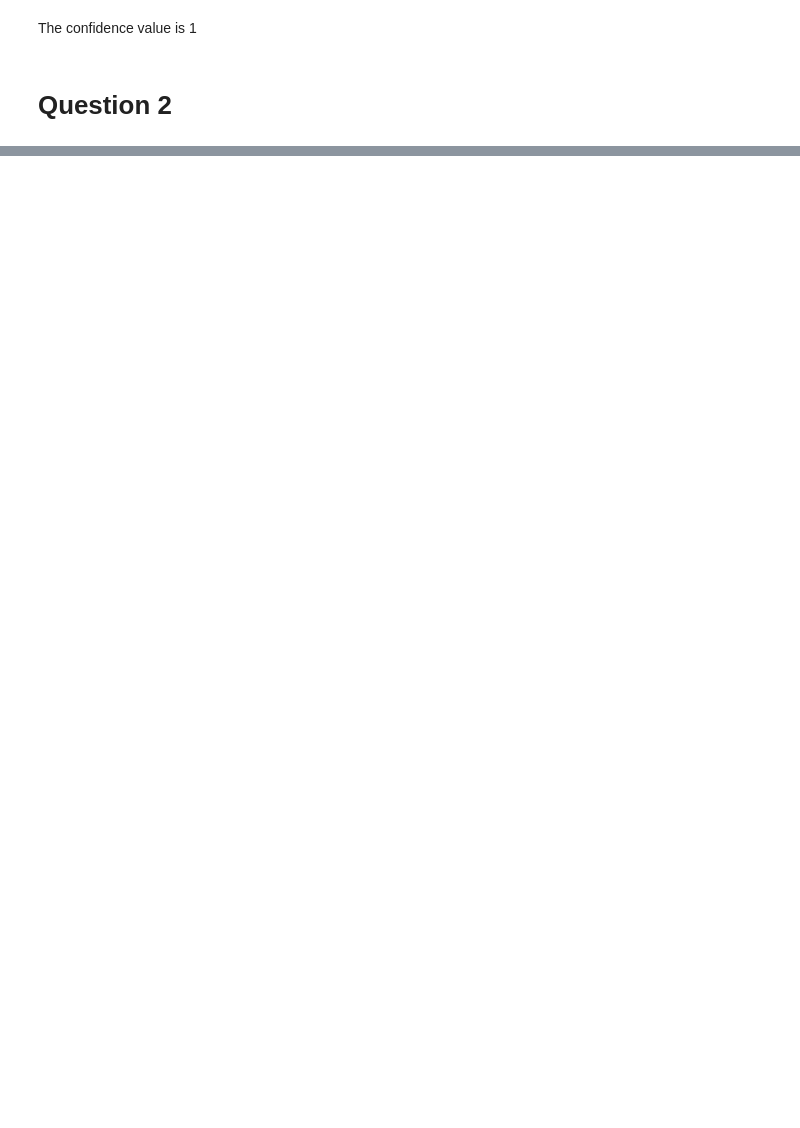
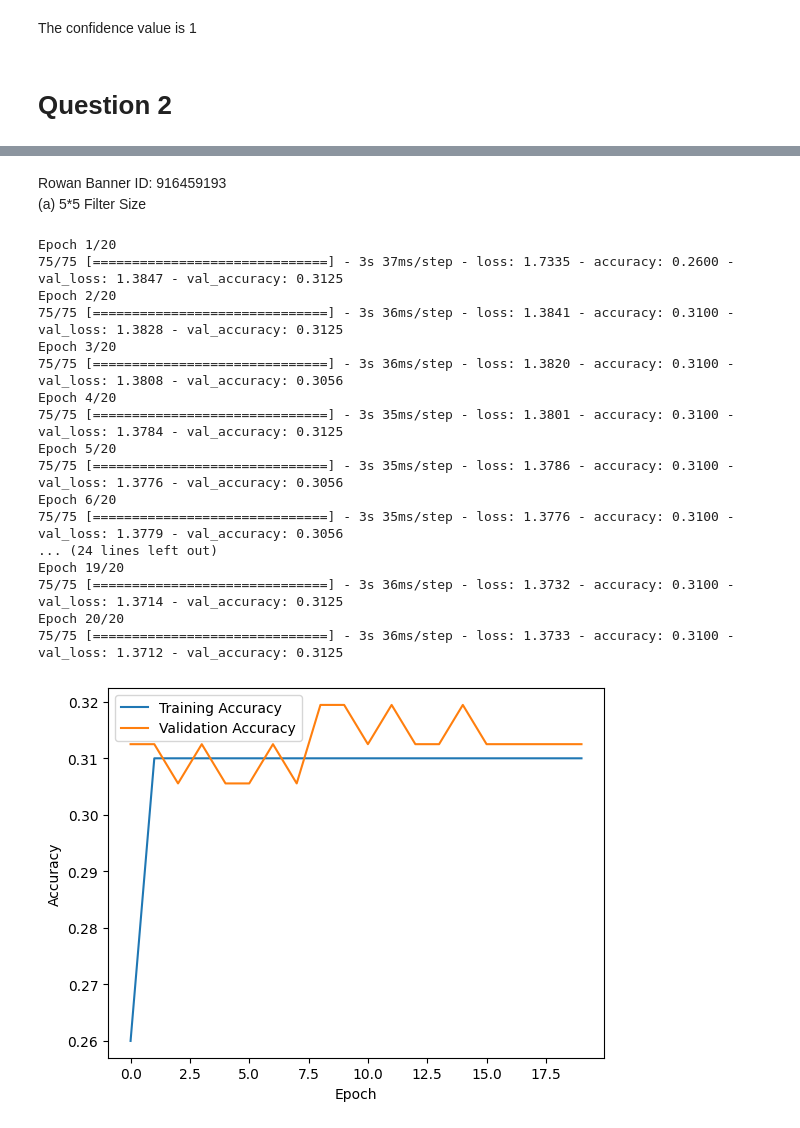
Before and after one commit to yagnaVNK/Data-Mining-1, a Jupyter notebook: Assignment3/Assignment3.ipynb, the cells around one changed output, grey strips where cells are left out. Drawn from its saved outputs; the diff is of its cells as text; code cells hidden in the pictures; blank space fills up the shorter version.

```diff
--- a/Assignment3/Assignment3.ipynb
+++ b/Assignment3/Assignment3.ipynb
@@ -225,0 +257,68 @@ WARNING:tensorflow:From c:\Users\kaasa\AppData\Local\Programs\Python\Python310\l
+# %% [markdown]
+Rowan Banner ID: 916459193
+<br/>
+(a) 5*5 Filter Size
+# %%
+
+model1 = models.Sequential()
+
+# Convolutional Layer with 8 5 × 5 filters
+model1.add(layers.Conv2D(8, (5, 5), activation='relu', input_shape=(331, 331, 3)))
+
+# 1 max pooling with 2 × 2 pool size
+model1.add(layers.MaxPooling2D((2, 2)))
+
+# Flatten the Tensor
+model1.add(layers.Flatten())
+
+# 1 hidden layer with 16 nodes for a fully connected neural network
+model1.add(layers.Dense(16, activation='relu'))
+
+# Output layer has 4 nodes (since 4 classes) using ‘softmax’ activation function
+model1.add(layers.Dense(4, activation='softmax'))
+
+# Compile the model
+model1.compile(optimizer='adam',
+              loss='categorical_crossentropy',
+              metrics=['accuracy'])
+
+# Train the model
+history = model1.fit(
+    train_generator,
+    steps_per_epoch=train_generator.samples // batch_size,
+    epochs=epochs,
+    validation_data=validation_generator,
+    validation_steps=validation_generator.samples // batch_size
+)
+
+# Plot the training and validation accuracy
+plt.plot(history.history['accuracy'], label='Training Accuracy')
+plt.plot(history.history['val_accuracy'], label='Validation Accuracy')
+plt.xlabel('Epoch')
+plt.ylabel('Accuracy')
+plt.legend()
+plt.show()
+
+# References:
+# - TensorFlow Documentation: https://www.tensorflow.org/
+# - Keras Documentation: https://keras.io/
+# - Matplotlib Documentation: https://matplotlib.org/
+# %% [output]
+Epoch 1/20
+75/75 [==============================] - 3s 37ms/step - loss: 1.7335 - accuracy: 0.2600 - val_loss: 1.3847 - val_accuracy: 0.3125
+Epoch 2/20
+75/75 [==============================] - 3s 36ms/step - loss: 1.3841 - accuracy: 0.3100 - val_loss: 1.3828 - val_accuracy: 0.3125
+Epoch 3/20
+75/75 [==============================] - 3s 36ms/step - loss: 1.3820 - accuracy: 0.3100 - val_loss: 1.3808 - val_accuracy: 0.3056
+Epoch 4/20
+75/75 [==============================] - 3s 35ms/step - loss: 1.3801 - accuracy: 0.3100 - val_loss: 1.3784 - val_accuracy: 0.3125
+Epoch 5/20
+75/75 [==============================] - 3s 35ms/step - loss: 1.3786 - accuracy: 0.3100 - val_loss: 1.3776 - val_accuracy: 0.3056
+Epoch 6/20
+75/75 [==============================] - 3s 35ms/step - loss: 1.3776 - accuracy: 0.3100 - val_loss: 1.3779 - val_accuracy: 0.3056
+... (24 lines left out)
+Epoch 19/20
+75/75 [==============================] - 3s 36ms/step - loss: 1.3732 - accuracy: 0.3100 - val_loss: 1.3714 - val_accuracy: 0.3125
+Epoch 20/20
+75/75 [==============================] - 3s 36ms/step - loss: 1.3733 - accuracy: 0.3100 - val_loss: 1.3712 - val_accuracy: 0.3125
+[figure, added]
```
Also changed, not shown: parts of 16 cells of this notebook, 2 other files.
